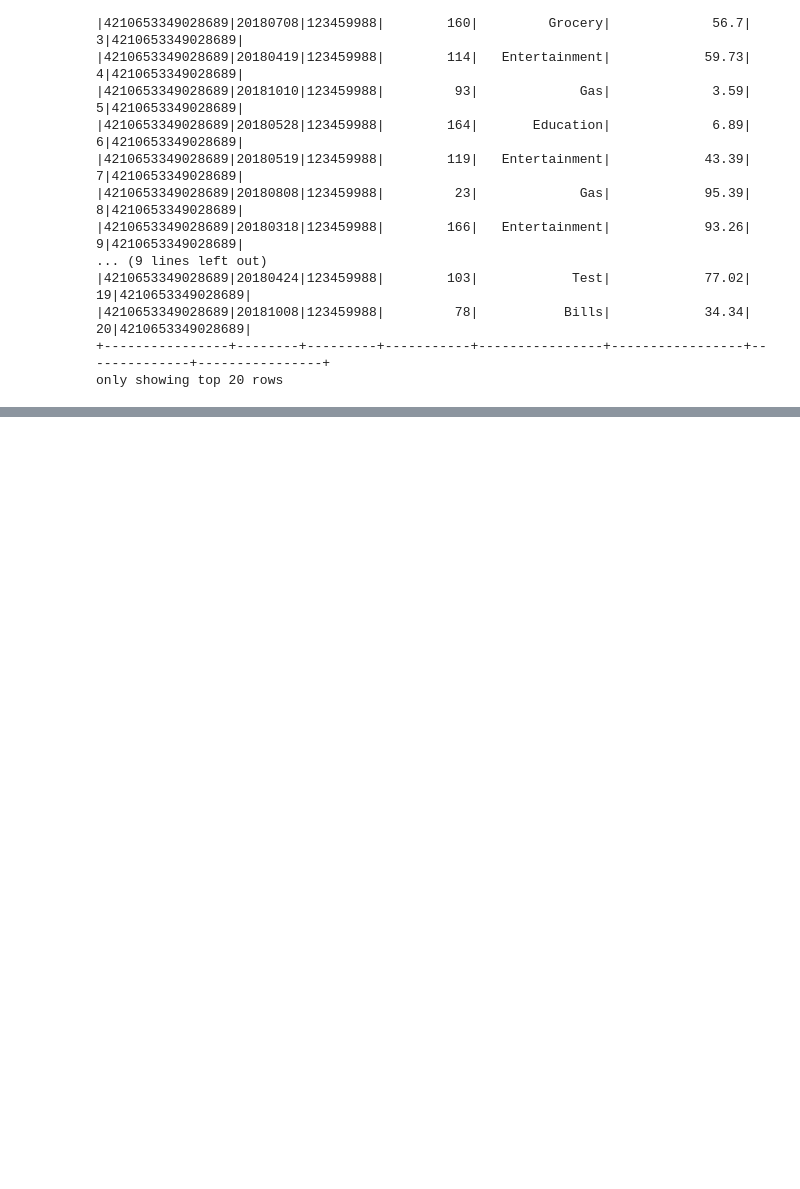
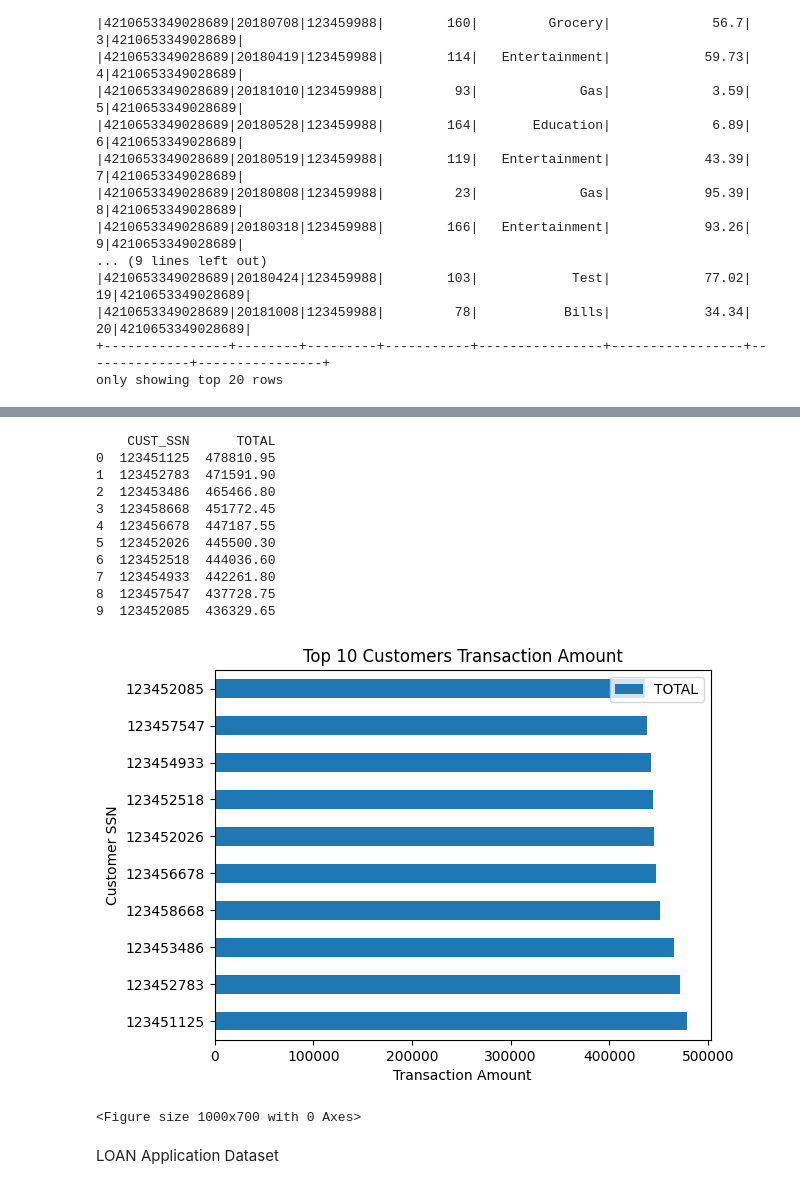
Before and after one commit to Ribkaay/Ayele-Data-Enginerring-Project-, a Jupyter notebook: project.ipynb, the cells around one changed output, grey strips where cells are left out. Saved outputs shown, nothing was run; the diff lists cells and outputs as text; code cells hidden in the pictures; blank space fills up the shorter version.

```diff
--- a/project.ipynb
+++ b/project.ipynb
@@ -543,0 +711,56 @@ monthly_bill.show()
+# %%
+#Functional Requirements 3.3 Find and plot the sum of all transactions for the
+# top 10 customers,and which customer has the highest transaction amount.
+
+def top10_transaction():
+
+ try:
+        conn = mysql.connector.connect(database='creditcard_capstone',
+                               user = secret.mysql_username,
+                               password = secret.mysql_password)
+        cursor = conn.cursor()
+
+        # selct the total transaction from cdw_sapp_credit
+        quary = """SELECT CUST_SSN, SUM(TRANSACTION_VALUE) AS TOTAL
+                FROM cdw_sapp_credit
+                GROUP BY CUST_SSN ORDER BY TOTAL DESC  LIMIT 10"""
+
+        cursor.execute(quary)
+
+        top_10 = cursor.fetchall()
+
+        df = pd.DataFrame(top_10, columns = ['CUST_SSN','TOTAL'])
+        print(df)
+        df.plot.barh(x = 'CUST_SSN', y = 'TOTAL')
+        plt.title("Top 10 Customers Transaction Amount")
+        plt.xlabel("Transaction Amount")
+        plt.ylabel("Customer SSN")
+        plt.figure(figsize=(10,7))
+        plt.show()
+
+ except Exception as e:
+        print("error")
+        conn.rollback()
+ finally:
+        cursor.close()
+        conn.close()
+
+top10_transaction()
+
+#plot
+# %% [output]
+    CUST_SSN      TOTAL
+0  123451125  478810.95
+1  123452783  471591.90
+2  123453486  465466.80
+3  123458668  451772.45
+4  123456678  447187.55
+5  123452026  445500.30
+6  123452518  444036.60
+7  123454933  442261.80
+8  123457547  437728.75
+9  123452085  436329.65
+[figure, added]
+<Figure size 1000x700 with 0 Axes>
+# %% [markdown]
+ LOAN Application Dataset
```
Also changed, not shown: parts of 18 cells of this notebook, 8 other files.
